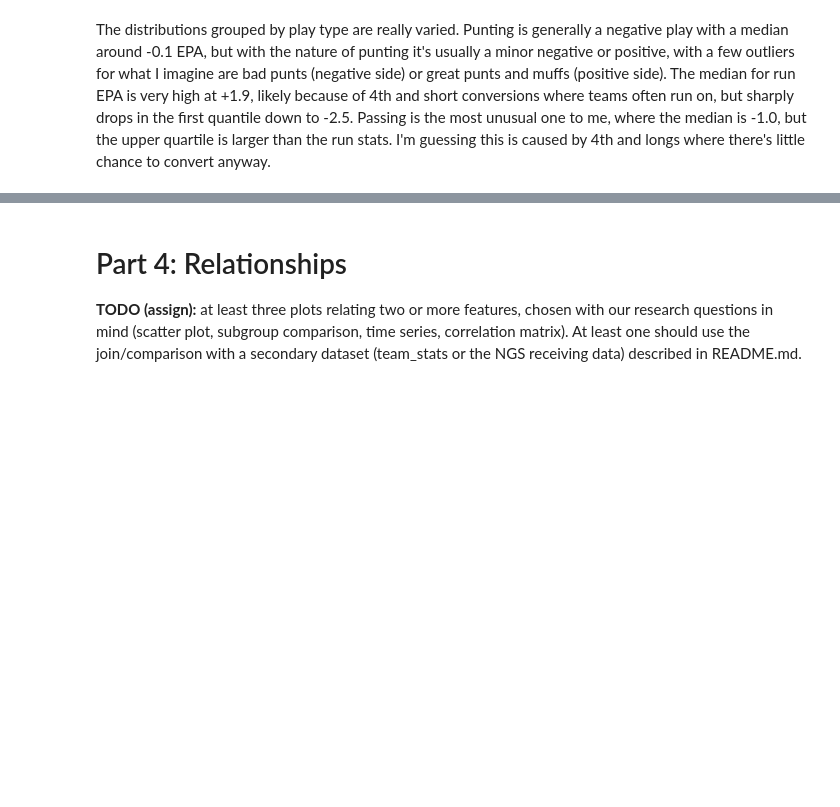
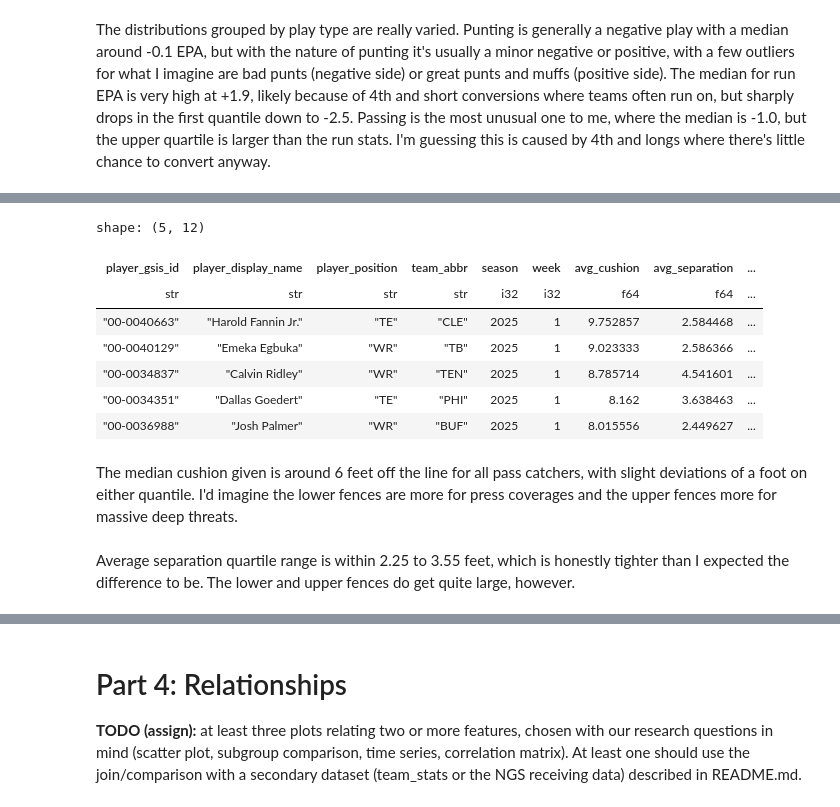
Before and after one commit to acimma3/cs418-football, a Jupyter notebook: eda.ipynb, the cells around one changed output, grey strips where cells are left out. Saved outputs shown, nothing was run; the diff lists cells and outputs as text; code cells hidden in the pictures; blank space fills up the shorter version.

```diff
--- a/eda.ipynb
+++ b/eda.ipynb
@@ -339,0 +334,27 @@ TBD
+# %%
+# need to import next gen stats data here with relevant columns/rows filtered
+# will see how data looks with TE included
+ngsData = nfl.load_nextgen_stats(2025, stat_type = "receiving")
+ngsData = ngsData.select(["player_gsis_id",
+    "player_display_name",
+    "player_position",
+    "team_abbr",
+    "season",
+    "week",
+    "avg_cushion",
+    "avg_separation",
+    "yards",
+    "avg_yac",
+    "avg_expected_yac",
+    "avg_yac_above_expectation"])
+ngsDataWR = ngsData.filter((pl.col("week") > 0))
+ngsDataWR.head()
+# %% [output]
+shape: (5, 12)
+| player_gsis_id | player_display_name | player_position | team_abbr | season | week | avg_cushion | avg_separation | ... |
+| str | str | str | str | i32 | i32 | f64 | f64 | ... |
+| "00-0040663" | "Harold Fannin Jr." | "TE" | "CLE" | 2025 | 1 | 9.752857 | 2.584468 | ... |
+| "00-0040129" | "Emeka Egbuka" | "WR" | "TB" | 2025 | 1 | 9.023333 | 2.586366 | ... |
+| "00-0034837" | "Calvin Ridley" | "WR" | "TEN" | 2025 | 1 | 8.785714 | 4.541601 | ... |
+| "00-0034351" | "Dallas Goedert" | "TE" | "PHI" | 2025 | 1 | 8.162 | 3.638463 | ... |
+| "00-0036988" | "Josh Palmer" | "WR" | "BUF" | 2025 | 1 | 8.015556 | 2.449627 | ... |
@@ -339,0 +366,2 @@ TBD
+# %% [markdown]
+The median cushion given is around 6 feet off the line for all pass catchers, with slight deviations of a foot on either quantile. I'd imagine the lower fences are more for press coverages and the upper fences more for massive deep threats.
@@ -339,0 +373,2 @@ TBD
+# %% [markdown]
+Average separation quartile range is within 2.25 to 3.55 feet, which is honestly tighter than I expected the difference to be. The lower and upper fences do get quite large, however.
```
Also changed, not shown: parts of 9 cells of this notebook.
